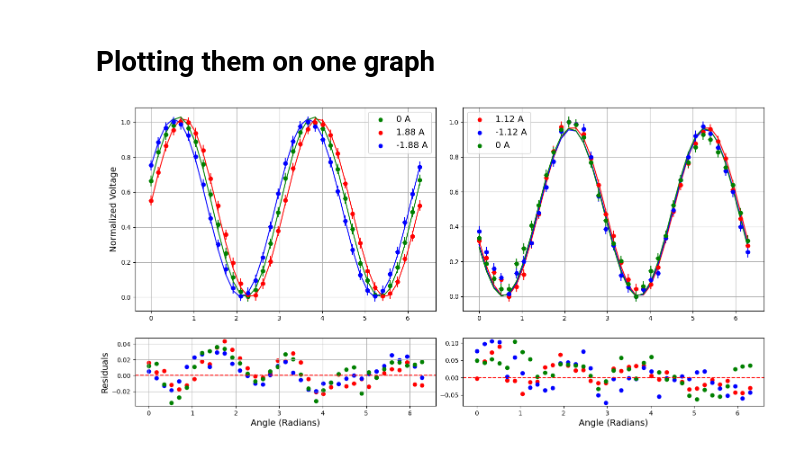
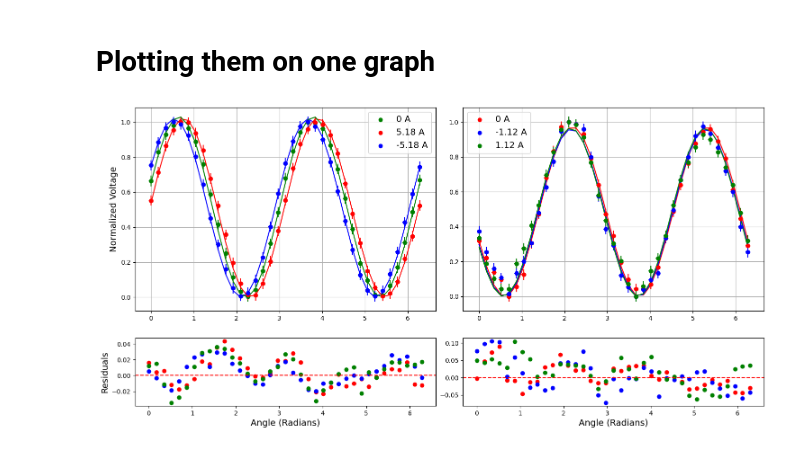
Before and after one commit to ChristianArgueta/PHSX-616, a Jupyter notebook: Faraday.ipynb, the cells around one changed output. Drawn from its saved outputs; the diff is of its cells as text; code cells hidden in the pictures.

```diff
--- a/Faraday.ipynb
+++ b/Faraday.ipynb
@@ -398,9 +398,9 @@ gs = gridspec.GridSpec(4, 4, height_ratios=[3, 1, 3, 1])  # GridSpec with 4 rows
 ax1 = fig.add_subplot(gs[0, :2])  # Spanning first row and first two columns
 ax1.scatter(angle9, Voltage9, color='green', label='0 A')
 ax1.errorbar(angle9, Voltage9, xerr=errorx_radians, yerr=errory, fmt='o', color='green')
-ax1.scatter(angle12, Voltage12, color='red', label='1.88 A')
+ax1.scatter(angle12, Voltage12, color='red', label='5.18 A')
 ax1.errorbar(angle12, Voltage12, xerr=errorx_radians, yerr=errory, fmt='o', color='red')
-ax1.scatter(angle13, Voltage13, color='blue', label='-1.88 A')
+ax1.scatter(angle13, Voltage13, color='blue', label='-5.18 A')
 ax1.errorbar(angle13, Voltage13, xerr=errorx_radians, yerr=errory, fmt='o', color='blue')
 ax1.plot(angle13, cos_sq(angle13, *popt2), 'b-')
 ax1.plot(angle12, cos_sq(angle12, *popt), 'r-')
@@ -418,34 +418,34 @@ ax2.scatter(angle9, residuals3, color='green', label='0 A')
 ax2.axhline(y=0, color='r', linestyle='--')
 ax2.set_xlabel('Angle (Radians)', fontsize=14)
 ax2.set_ylabel('Residuals', fontsize=14)
-ax2.grid(True)
+
 
 # Second main voltage vs angle plot (top right quadrant)
 ax3 = fig.add_subplot(gs[0, 2:])  # Spanning first row and last two columns
-ax3.scatter(angle1, Voltage1, color='red', label='1.12 A')
+ax3.scatter(angle1, Voltage1, color='red', label='0 A')
 ax3.errorbar(angle1, Voltage1, xerr=errorx_radians, yerr=errory, fmt='o', color='red')
 ax3.scatter(angle2, Voltage2, color='blue', label='-1.12 A')
 ax3.errorbar(angle2, Voltage2, xerr=errorx_radians, yerr=errory, fmt='o', color='blue')
-ax3.scatter(angle3, Voltage3, color='green', label='0 A')
+ax3.scatter(angle3, Voltage3, color='green', label='1.12 A')
 ax3.errorbar(angle3, Voltage3, xerr=errorx_radians, yerr=errory, fmt='o', color='green')
 ax3.plot(angle1, cos_sq(angle1, *popt4), 'r-')
 ax3.plot(angle2, cos_sq(angle2, *popt5), 'b-')
 ax3.plot(angle3, cos_sq(angle3, *popt6), 'g-')
 
 
 ax3.legend(fontsize=14)
 ax3.grid(True)
 
 # Second residuals plot (directly below the second main plot)
 ax4 = fig.add_subplot(gs[1, 2:])  # Spanning second row and last two columns
 ax4.scatter(angle1, residuals4, color='red', label='1.12 A')
 ax4.scatter(angle2, residuals5, color='blue', label='-1.12 A')
 ax4.scatter(angle3, residuals6, color='green', label='0 A')
 ax4.axhline(y=0, color='r', linestyle='--')
 ax4.set_xlabel('Angle (Radians)', fontsize=14)
 
 #Save the figure as a pdf
 plt.savefig('Lab4_Figure.pdf')
 plt.show()
 # %% [output]
-[figure, old version]
+[figure, new version]
```
